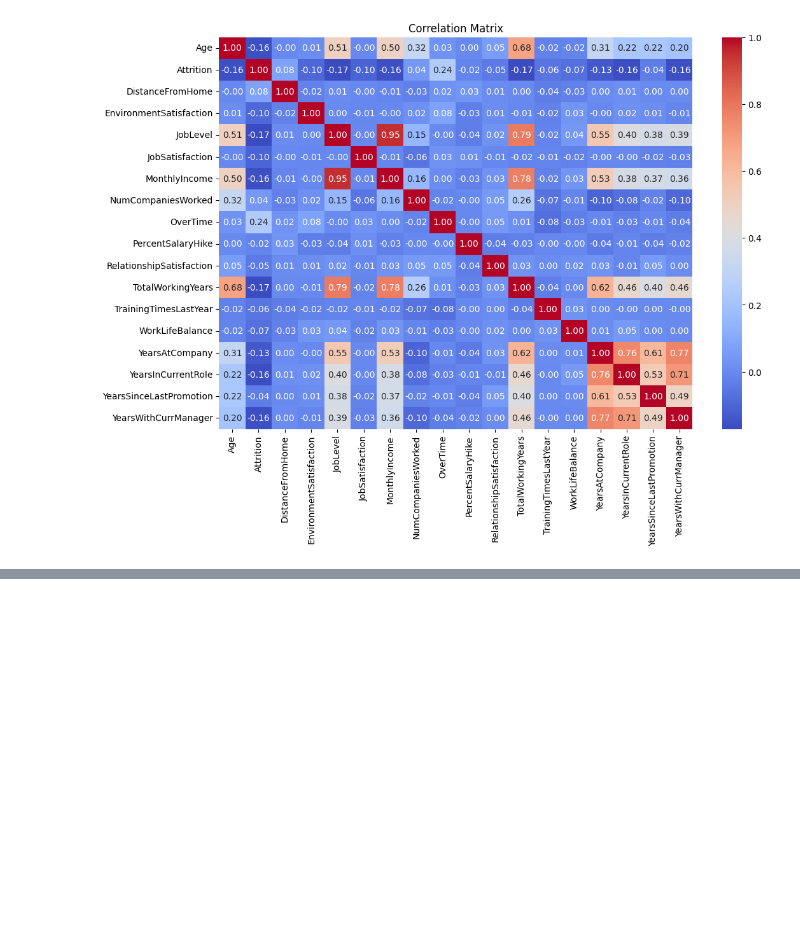
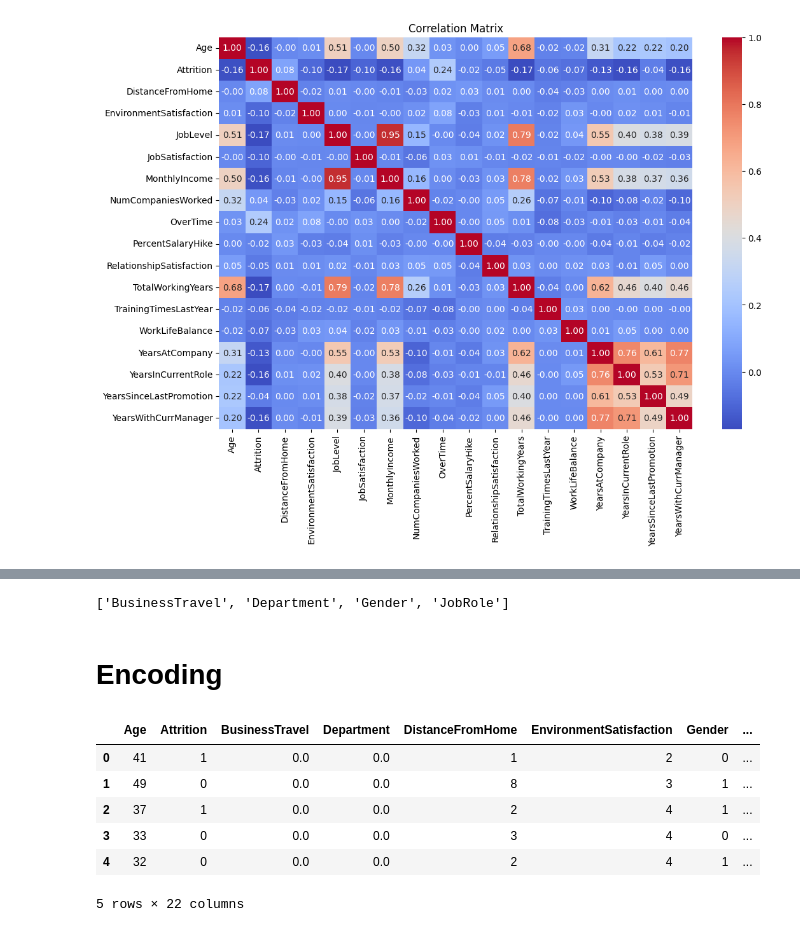
Before and after one commit to RajiReddy15/Employee-Attrition-Prediction-HR-Analytics-, a Jupyter notebook: scripts/EDA.ipynb, the cells around one changed output, grey strips where cells are left out. Saved outputs shown, nothing was run; the diff lists cells and outputs as text; code cells hidden in the pictures; blank space fills up the shorter version.

```diff
--- a/scripts/EDA.ipynb
+++ b/scripts/EDA.ipynb
@@ -104,0 +107,5 @@ plt.show()
+# %%
+col=[]
+for i in df.select_dtypes(include='object'):
+    col.append(i)
+    print(df[i].value_counts())
@@ -104,0 +130,25 @@ plt.show()
+# %%
+col
+# %% [output]
+['BusinessTravel', 'Department', 'Gender', 'JobRole']
+# %% [markdown]
+# Encoding
+# %%
+from sklearn.preprocessing import LabelEncoder, OneHotEncoder
+le = LabelEncoder()
+ohe= OneHotEncoder()
+for i in col:
+    if i=='Gender':
+        df[i]=le.fit_transform(df[i])
+    else:
+        df[i]=ohe.fit_transform(df[[i]]).toarray()
+# %%
+df.head()
+# %% [output]
+|  | Age | Attrition | BusinessTravel | Department | DistanceFromHome | EnvironmentSatisfaction | Gender | ... |
+| 0 | 41 | 1 | 0.0 | 0.0 | 1 | 2 | 0 | ... |
+| 1 | 49 | 0 | 0.0 | 0.0 | 8 | 3 | 1 | ... |
+| 2 | 37 | 1 | 0.0 | 0.0 | 2 | 4 | 1 | ... |
+| 3 | 33 | 0 | 0.0 | 0.0 | 3 | 4 | 0 | ... |
+| 4 | 32 | 0 | 0.0 | 0.0 | 2 | 4 | 1 | ... |
+5 rows × 22 columns
```
Also changed, not shown: parts of 5 cells of this notebook, 1 other file.
